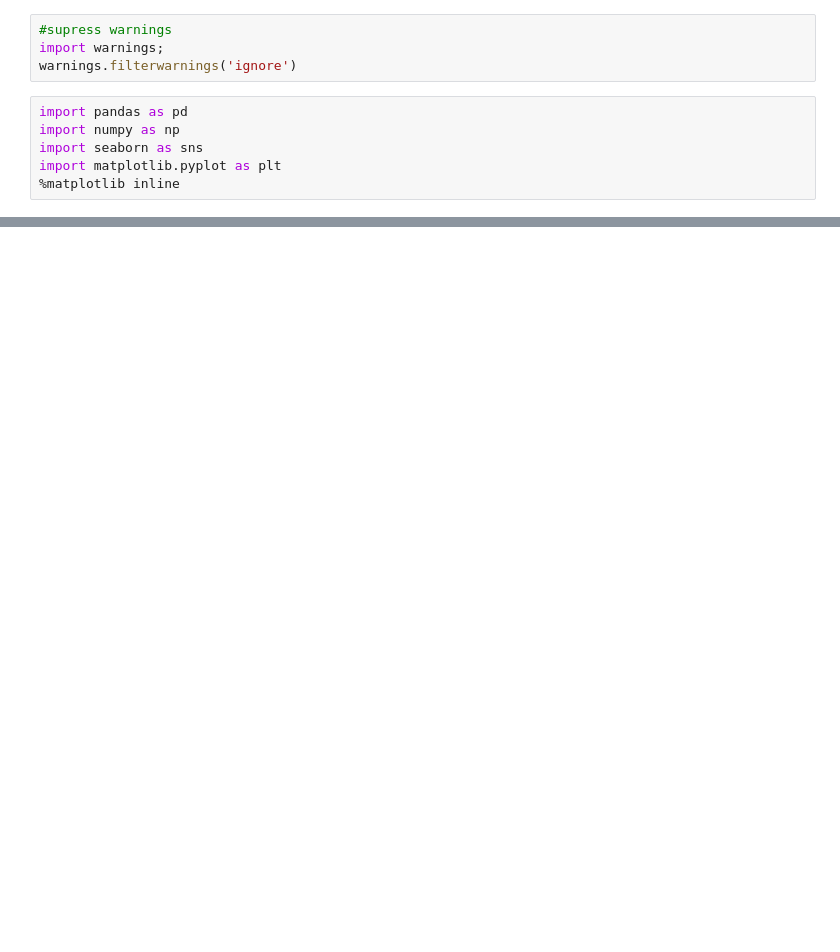
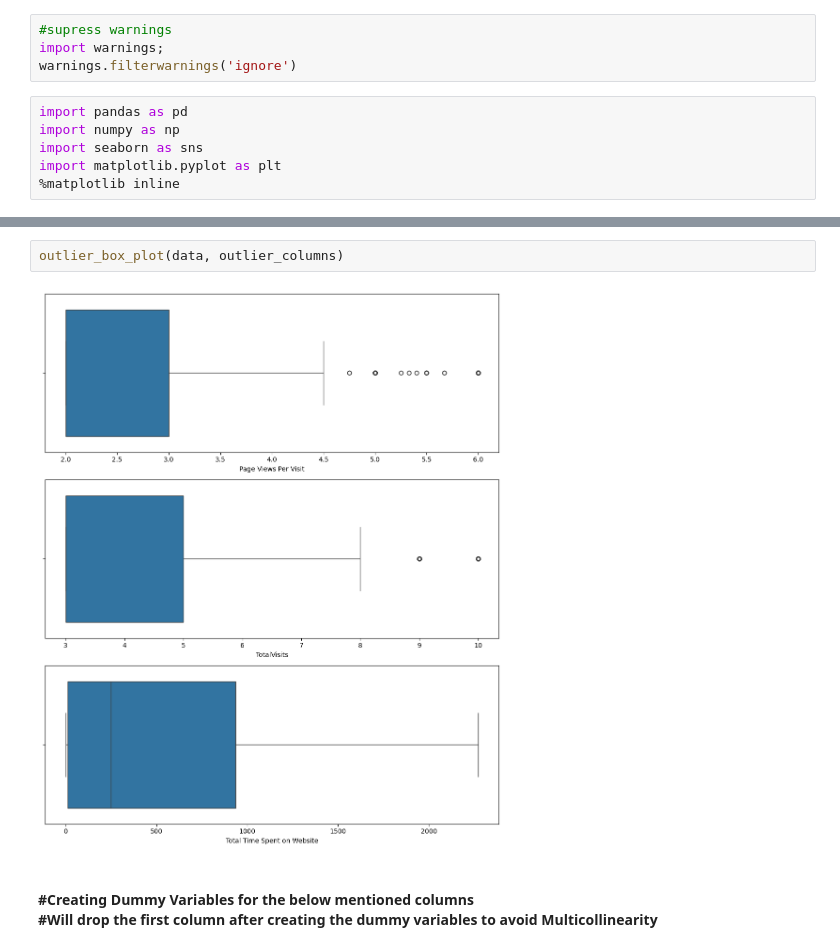
Before and after one commit to GitHubrnam/LeadScoreAssignment, a Jupyter notebook: Lead+Scoring+Case+Study.ipynb, the cells around one changed output, grey strips where cells are left out. Drawn from its saved outputs; the diff is of its cells as text; blank space fills up the shorter version.

```diff
--- a/Lead+Scoring+Case+Study.ipynb
+++ b/Lead+Scoring+Case+Study.ipynb
@@ -20,0 +445,7 @@ FileNotFoundError: [Errno 2] No such file or directory: 'Leads.csv'
+# %%
+outlier_box_plot(data, outlier_columns)
+# %% [output]
+[figure, added]
+# %% [markdown]
+<H4>#Creating Dummy Variables for the below mentioned columns<Br>
+#Will drop the first column after creating the dummy variables to avoid Multicollinearity</H4>
```
Also changed, not shown: parts of 127 cells of this notebook, 6 other files.
